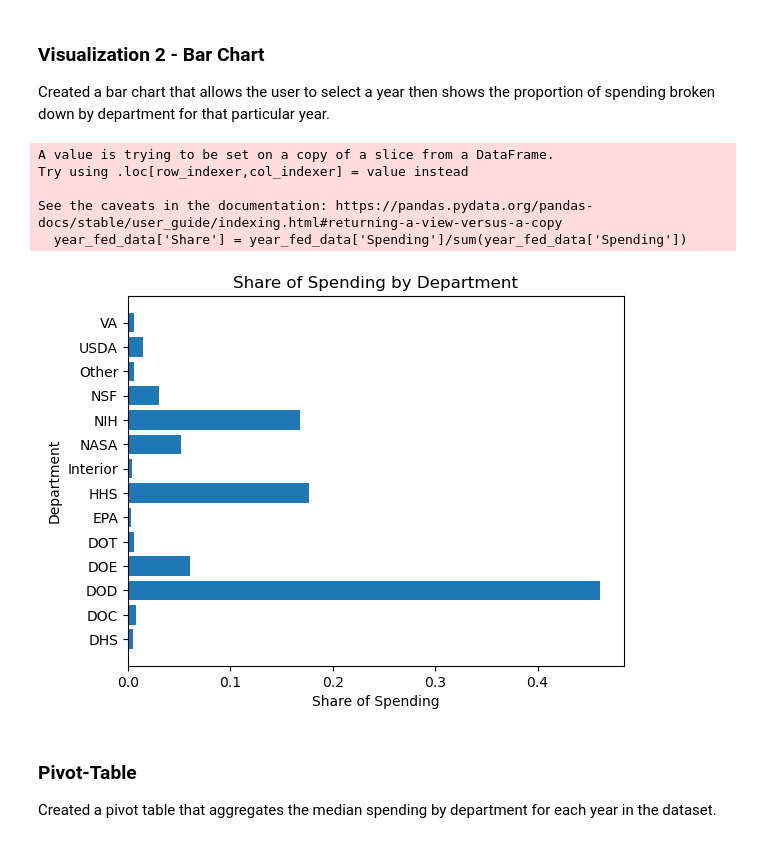
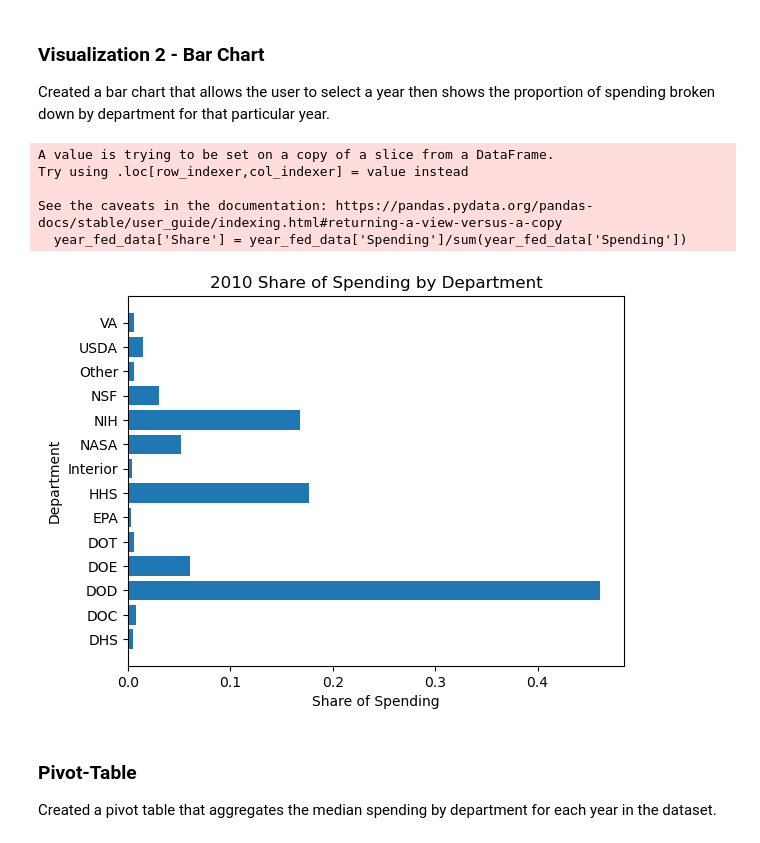
Before and after one commit to zpetko63/Petko-Data-Science-Portfolio, a Jupyter notebook: TidyData-Project/TidyData-Project.ipynb, the cells around one changed output. Drawn from its saved outputs; the diff is of its cells as text; code cells hidden in the pictures.

```diff
--- a/TidyData-Project/TidyData-Project.ipynb
+++ b/TidyData-Project/TidyData-Project.ipynb
@@ -139,29 +139,29 @@ Created a bar chart that allows the user to select a year then shows the proport
 # %%
 #select year for the chart
 year = 2010
 year_fed_data = fed_data_clean[fed_data_clean['Year']==year]
 
 #create share variable
 year_fed_data['Share'] = year_fed_data['Spending']/sum(year_fed_data['Spending'])
 
 #plot and labels
 plt.barh(year_fed_data['department'], year_fed_data['Share'])
-plt.title('Share of Spending by Department')
+plt.title(str(year) + ' Share of Spending by Department')
 plt.xlabel('Share of Spending')
 plt.ylabel('Department')
 
 #save plot as png
 plt.savefig("Spending_Share_Bar.png")
 
 #show plot
 plt.show()
 # %% [output]
 A value is trying to be set on a copy of a slice from a DataFrame.
 Try using .loc[row_indexer,col_indexer] = value instead
 
 See the caveats in the documentation: https://pandas.pydata.org/pandas-docs/stable/user_guide/indexing.html#returning-a-view-versus-a-copy
   year_fed_data['Share'] = year_fed_data['Spending']/sum(year_fed_data['Spending'])
-[figure, old version]
+[figure, new version]
 # %% [markdown]
 ### Pivot-Table
 Created a pivot table that aggregates the median spending by department for each year in the dataset.
```
Also changed, not shown: 1 other file.
